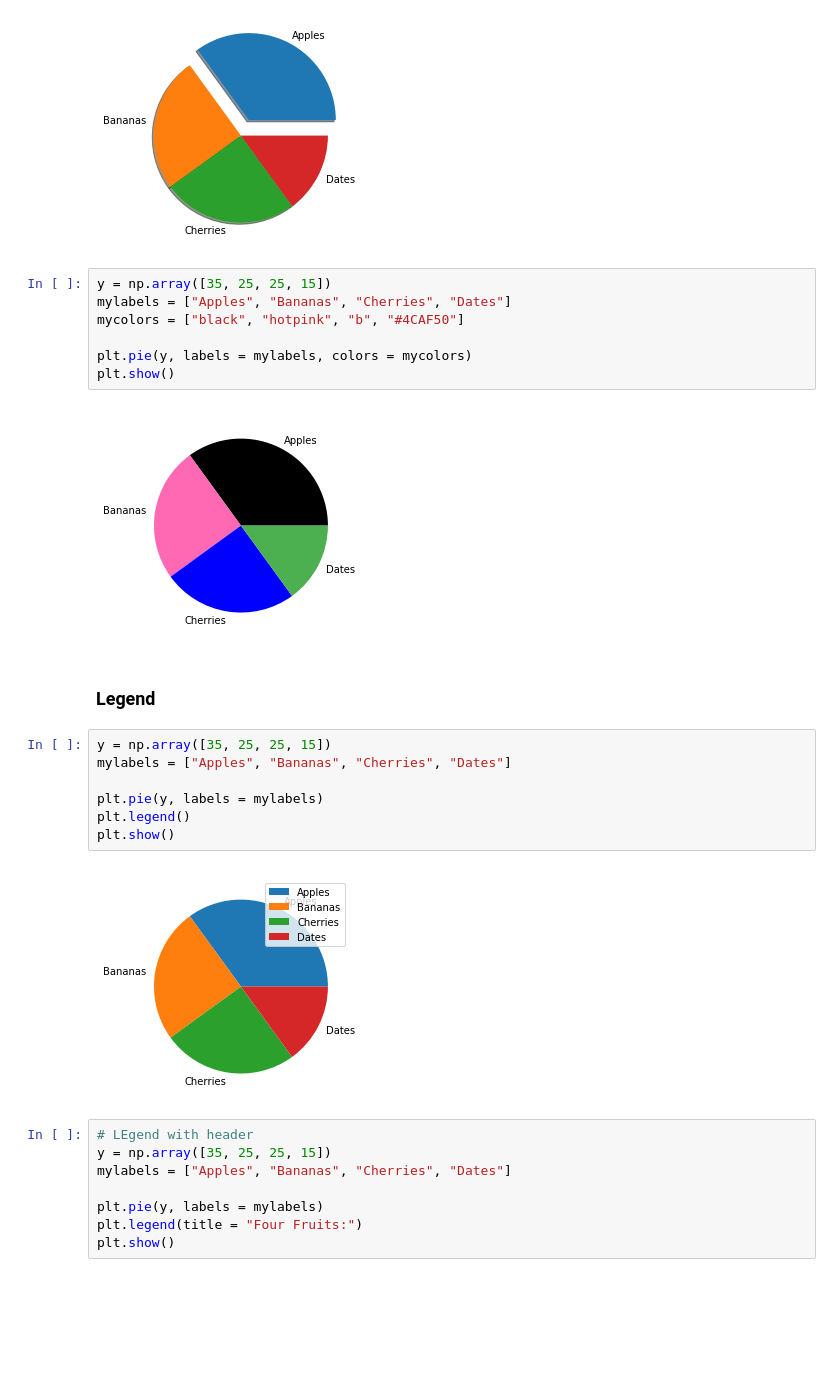
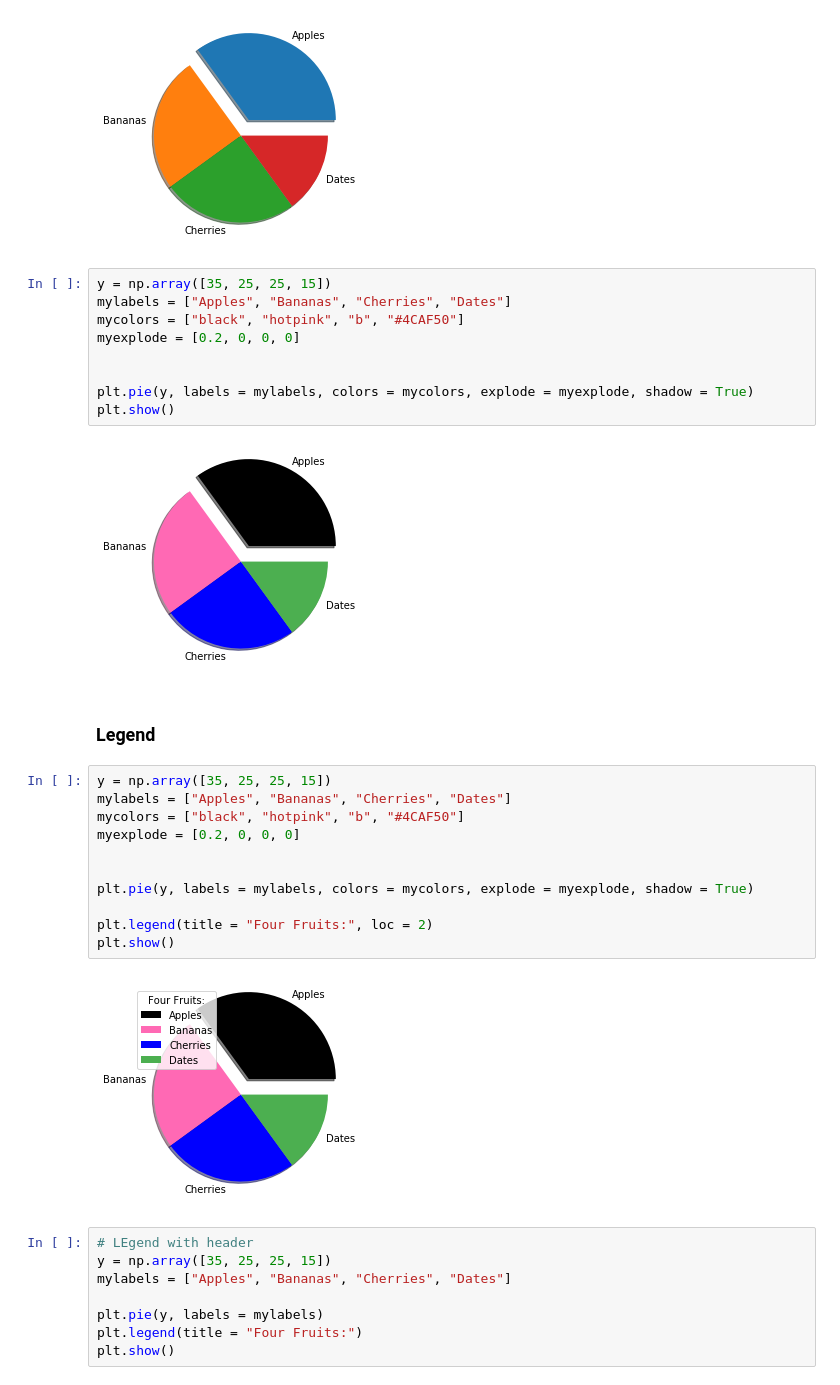
Before and after one commit to Sagarlatake/Matplotlib-Overview, a Jupyter notebook: Matplotlib.ipynb, the cells around one changed output. Cells and saved outputs as stored; diff of their text form; blank space fills up the shorter version.

```diff
--- a/Matplotlib.ipynb
+++ b/Matplotlib.ipynb
@@ -679,22 +685,28 @@ plt.show()
 y = np.array([35, 25, 25, 15])
 mylabels = ["Apples", "Bananas", "Cherries", "Dates"]
 mycolors = ["black", "hotpink", "b", "#4CAF50"]
+myexplode = [0.2, 0, 0, 0]
 
-plt.pie(y, labels = mylabels, colors = mycolors)
+
+plt.pie(y, labels = mylabels, colors = mycolors, explode = myexplode, shadow = True)
 plt.show()
 # %% [output]
-[figure, old version]
+[figure, new version]
 # %% [markdown]
 ### Legend
 # %%
 y = np.array([35, 25, 25, 15])
 mylabels = ["Apples", "Bananas", "Cherries", "Dates"]
+mycolors = ["black", "hotpink", "b", "#4CAF50"]
+myexplode = [0.2, 0, 0, 0]
 
-plt.pie(y, labels = mylabels)
-plt.legend()
+
+plt.pie(y, labels = mylabels, colors = mycolors, explode = myexplode, shadow = True)
+
+plt.legend(title = "Four Fruits:", loc = 2)
 plt.show()
 # %% [output]
-[figure, old version]
+[figure, new version]
 # %%
 # LEgend with header
 y = np.array([35, 25, 25, 15])
```
Also changed, not shown: parts of 10 cells of this notebook.
